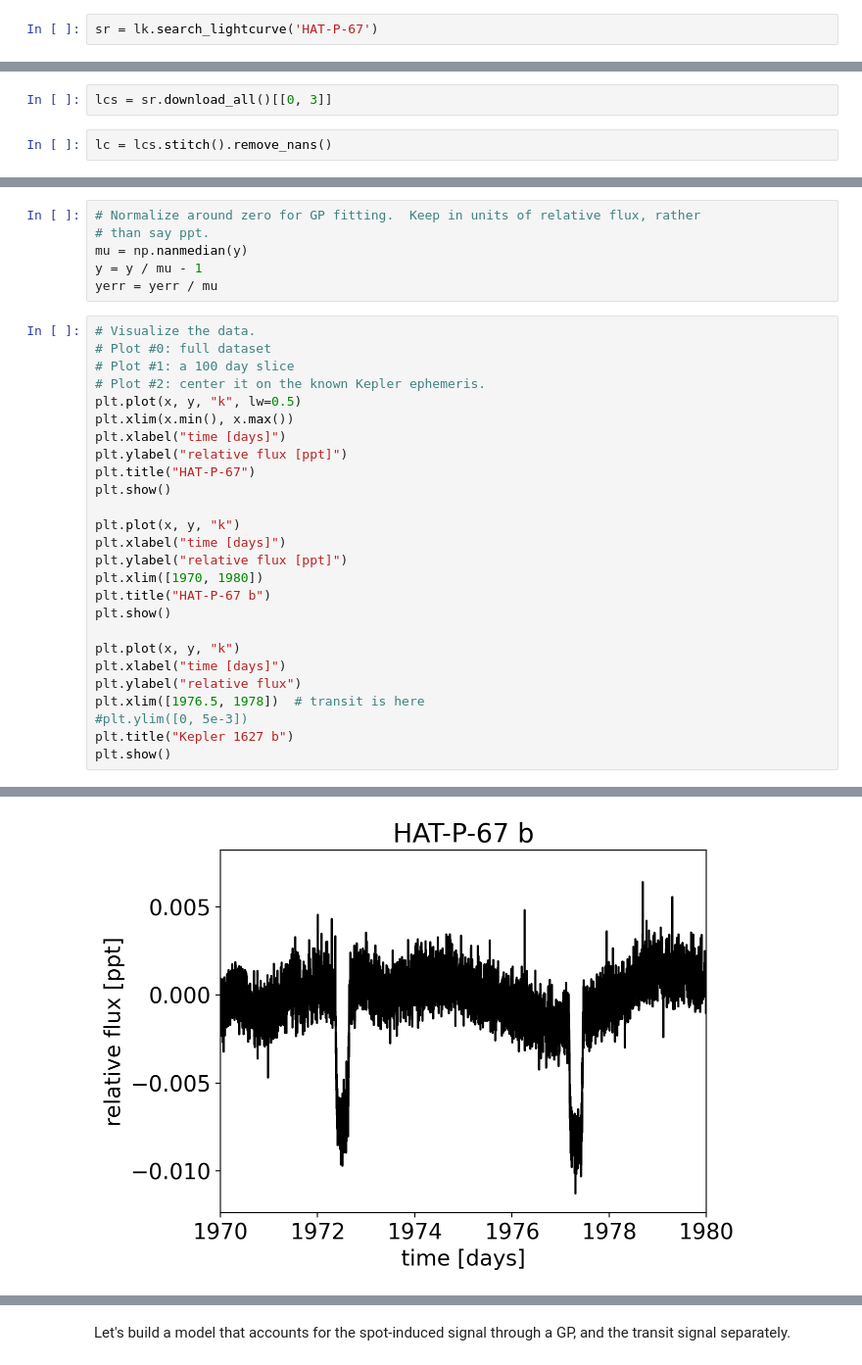
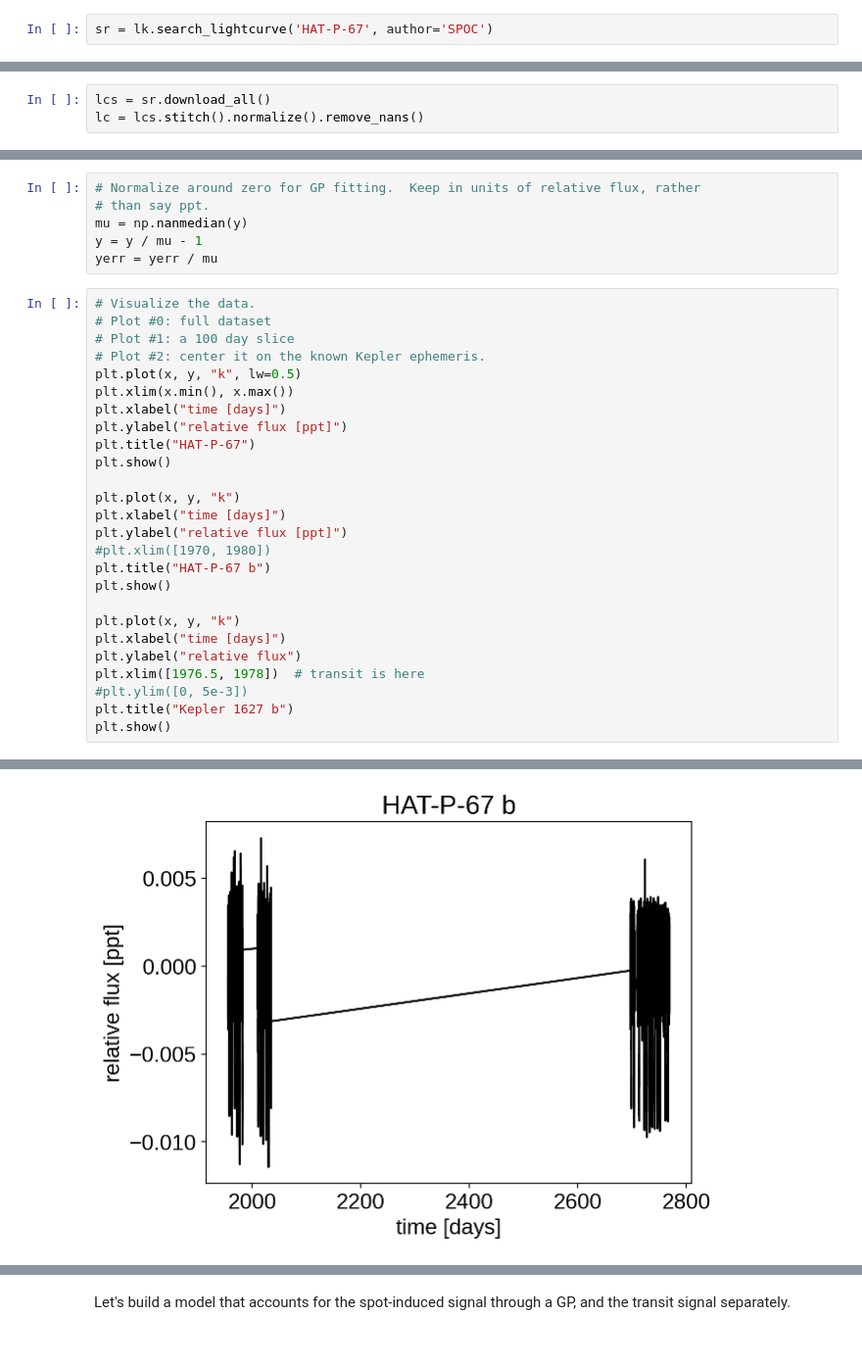
Before and after one commit to BrownDwarf/disperse, a Jupyter notebook: notebooks/02_lightcurves/exoplanet_fitting_hat_p_67_tess.ipynb, the cells around one changed output, grey strips where cells are left out. Shown at 98% size. Drawn from its saved outputs; the diff is of its cells as text.

```diff
--- a/notebooks/02_lightcurves/exoplanet_fitting_hat_p_67_tess.ipynb
+++ b/notebooks/02_lightcurves/exoplanet_fitting_hat_p_67_tess.ipynb
@@ -26,7 +25,7 @@ import lightkurve as lk
 import numpy as np
 import matplotlib.pyplot as plt
 # %%
-sr = lk.search_lightcurve('HAT-P-67')
+sr = lk.search_lightcurve('HAT-P-67', author='SPOC')
 # %%
 sr
 # %% [output]
@@ -42,6 +40,5 @@ SearchResult containing 6 data products.
 # %% [markdown]
 We only want the two-minute cadence lightcurves.
 # %%
-lcs = sr.download_all()[[0, 3]]
+lcs = sr.download_all()
+lc = lcs.stitch().normalize().remove_nans()
-# %%
-lc = lcs.stitch().remove_nans()
@@ -72,7 +71,7 @@ plt.show()
 plt.plot(x, y, "k")
 plt.xlabel("time [days]")
 plt.ylabel("relative flux [ppt]")
-plt.xlim([1970, 1980])
+#plt.xlim([1970, 1980])
 plt.title("HAT-P-67 b")
 plt.show()
 
@@ -92 +87 @@ findfont: Generic family 'sans-serif' not found because none of the following fa
-[figure, old version]
+[figure, new version]
```
Also changed, not shown: parts of 19 cells of this notebook, 1 other file.
